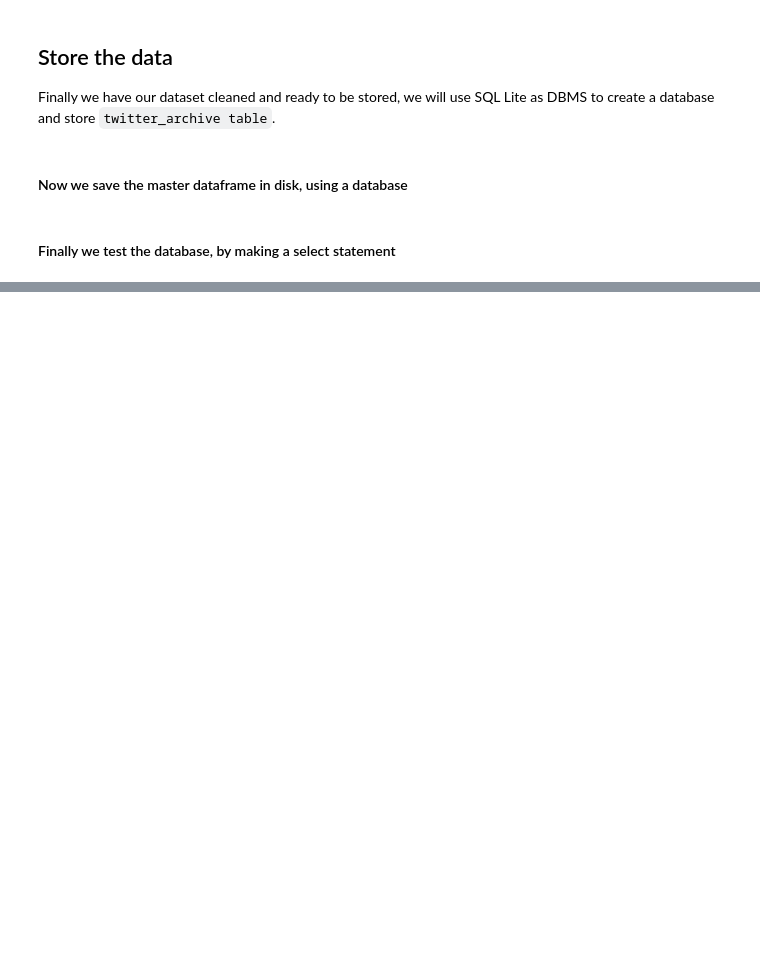
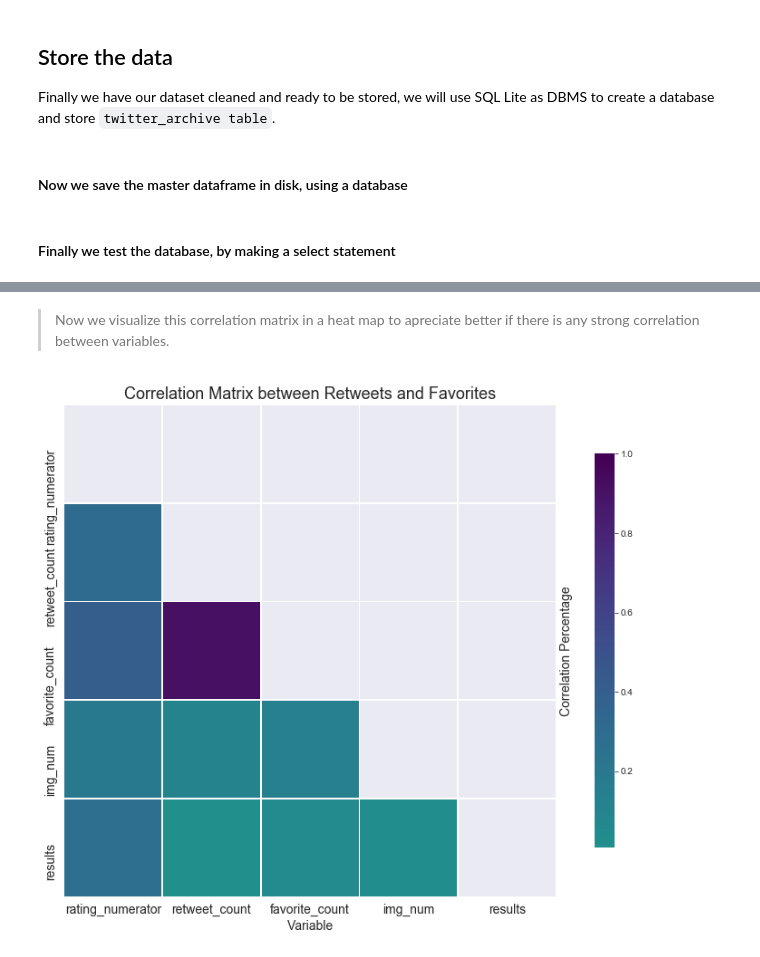
Before and after one commit to PitCoder/Data-Analyst, a Jupyter notebook: Data Wrangling/wrangle_act.ipynb, the cells around one changed output, grey strips where cells are left out. Saved outputs shown, nothing was run; the diff lists cells and outputs as text; code cells hidden in the pictures; blank space fills up the shorter version.

```diff
--- a/Data Wrangling/wrangle_act.ipynb
+++ b/Data Wrangling/wrangle_act.ipynb
@@ -841,0 +1428,3 @@ DatabaseError: Execution failed on sql 'SELECT * FROM twitter_archive_master': n
+# %%
+corr_tam = twitter_archive_master[['rating_numerator', 'retweet_count', 'favorite_count', 'img_num', 'results']].corr()
+corr_tam
@@ -841,0 +1438,29 @@ DatabaseError: Execution failed on sql 'SELECT * FROM twitter_archive_master': n
+# %% [markdown]
+> Now we visualize this correlation matrix in a heat map to apreciate better if there is any strong correlation between variables.
+# %%
+# This is largely taken from
+# https://seaborn.pydata.org/examples/many_pairwise_correlations.html
+
+# Generate a mask for the upper triangle
+mask = np.zeros_like(corr_tam, dtype=np.bool)
+mask[np.triu_indices_from(mask)] = True
+
+# Set up the matplotlib figure
+f, ax = plt.subplots(figsize=(15, 10))
+
+# Generate a custom diverging colormap
+cmap = sb.diverging_palette(220, 10, as_cmap=True)
+
+# Draw the heatmap with the mask and correct aspect ratio
+sb.set_style('darkgrid')
+ax = sb.heatmap(corr_tam, mask=mask, cmap='viridis_r', vmax=1, center=0,
+            square=True, linewidths=.5, cbar_kws={"shrink": .8})
+
+plt.xlabel('Variable', fontsize=14)
+plt.xticks(fontsize=14)
+plt.ylabel('Correlation Percentage', fontsize=14)
+plt.yticks(fontsize=14)
+plt.title('Correlation Matrix between Retweets and Favorites', fontsize=18)
+ax.yaxis.set_label_position('right')
+# %% [output]
+[figure, added]
```
Also changed, not shown: parts of 107 cells of this notebook, 1 other file.
